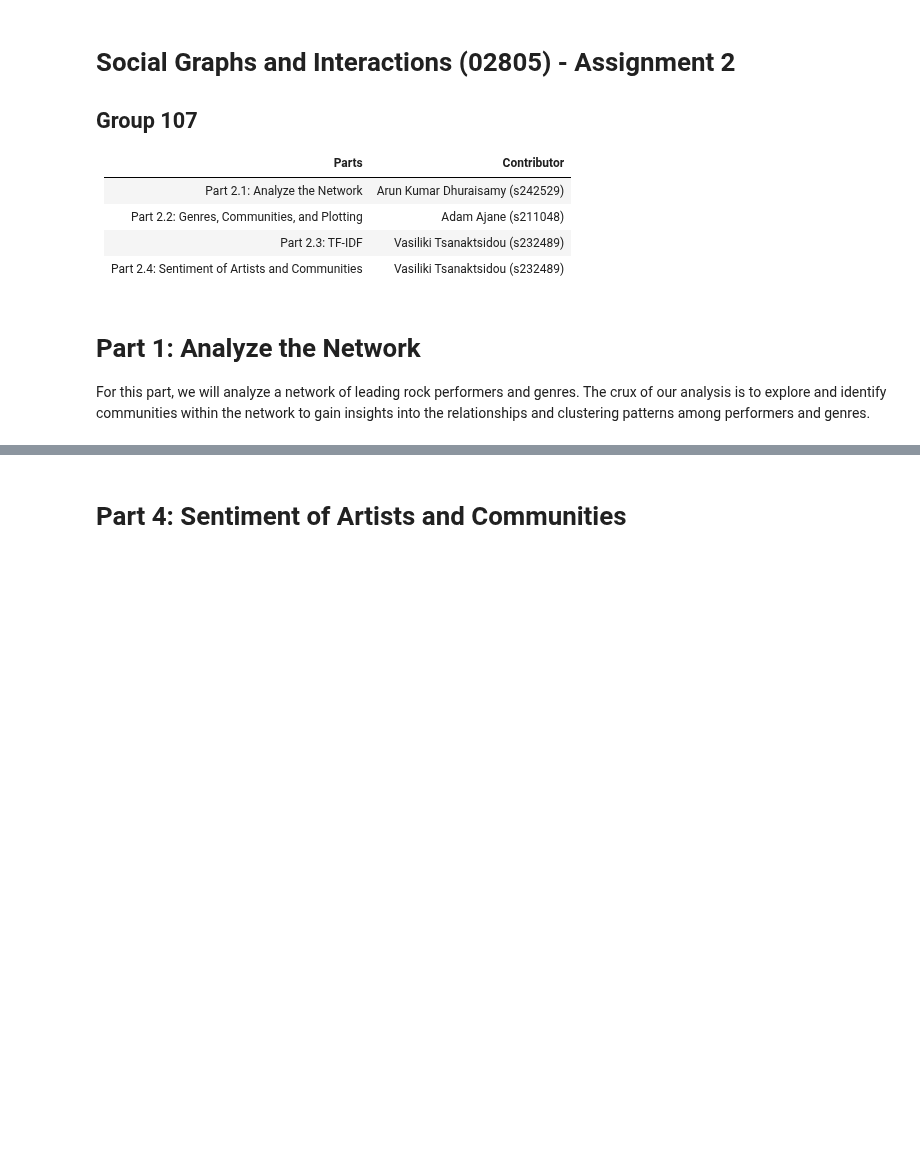
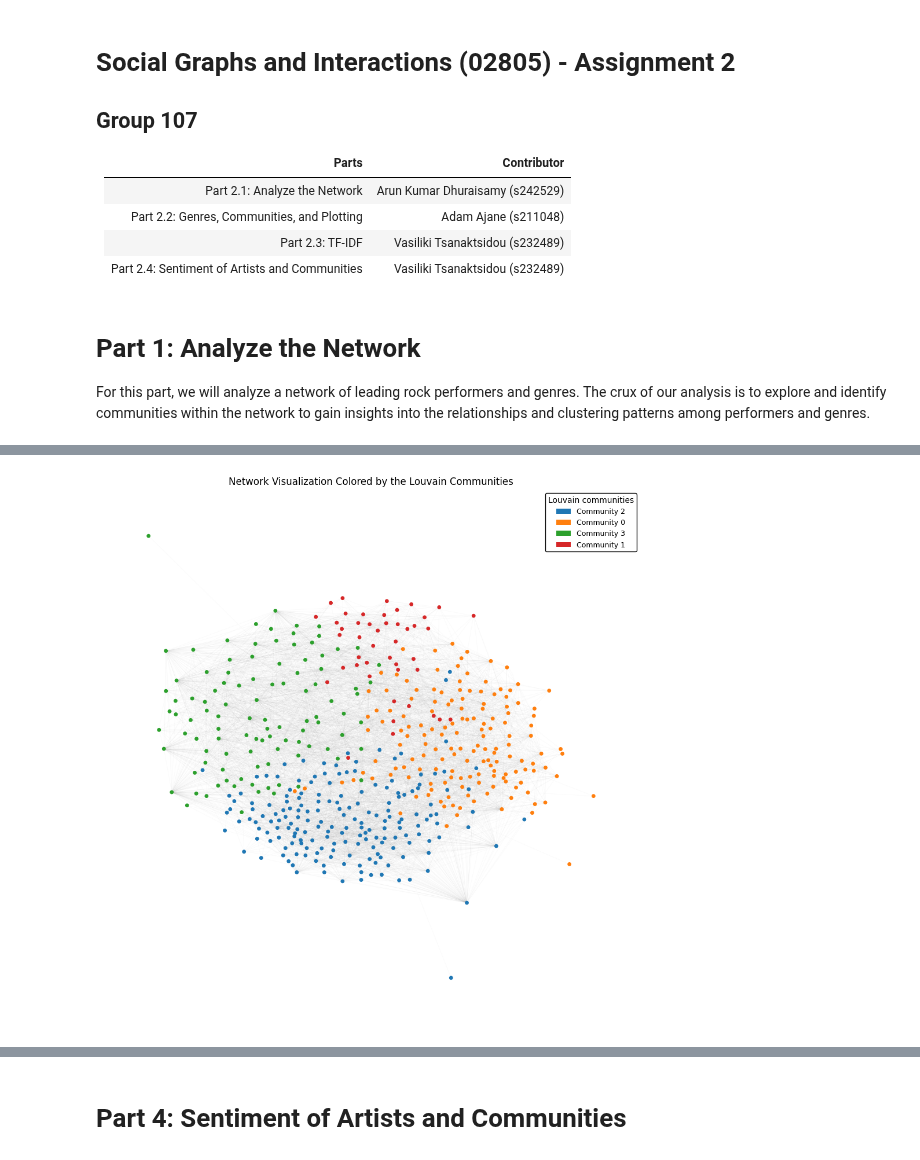
Before and after one commit to adamajane/social-graphs-and-interactions-02805-assignments, a Jupyter notebook: assignment_2/assignment_2_hand_in.ipynb, the cells around one changed output, grey strips where cells are left out. Saved outputs shown, nothing was run; the diff lists cells and outputs as text; code cells hidden in the pictures; blank space fills up the shorter version.

```diff
--- a/assignment_2/assignment_2_hand_in.ipynb
+++ b/assignment_2/assignment_2_hand_in.ipynb
@@ -19,0 +293,63 @@ _Code and text here_
+# %%
+# ForcAtlas2 layout
+forceatlas2 = ForceAtlas2(
+    outboundAttractionDistribution=True,
+    linLogMode=False,
+    adjustSizes=False,
+    edgeWeightInfluence=1.0,
+    jitterTolerance=1.0,
+    barnesHutOptimize=True,
+    barnesHutTheta=1.2,
+    scalingRatio=10.0,
+    gravity=1.0,
+    verbose=False,
+)
+
+# Compute ForceAtlas2 positions
+pos = forceatlas2.forceatlas2_networkx_layout(G, pos=None, iterations=500)
+
+# Color palette for the largest communities
+top_n = 8
+comm_sizes = sorted(
+    ((idx, len(nodes)) for idx, nodes in enumerate(louvain_comms)),
+    key=lambda x: x[1],
+    reverse=True,
+)
+top_comm_ids = [comm for comm, _ in comm_sizes[:top_n]]
+palette = sns.color_palette("tab10", n_colors=len(top_comm_ids))
+community_palette = {comm: palette[i] for i, comm in enumerate(top_comm_ids)}
+default_color = (0.85, 0.85, 0.85)
+
+node_colors = [
+    community_palette.get(louvain_map[node], default_color) for node in G.nodes()
+]
+
+plt.figure(figsize=(12, 12))
+nx.draw_networkx_edges(G, pos, alpha=0.05, width=0.4, edge_color="gray")
+nx.draw_networkx_nodes(G, pos, node_size=15, node_color=node_colors)
+
+legend_handles = [
+    Patch(
+        facecolor=community_palette[comm],
+        edgecolor="none",
+        label=f"Community {comm}",
+    )
+    for comm in top_comm_ids
+]
+
+plt.legend(
+    handles=legend_handles,
+    loc="upper right",
+    frameon=True,
+    fancybox=True,
+    framealpha=1.0,
+    edgecolor="black",
+    fontsize=9,
+    title="Louvain communities",
+)
+
+plt.title("Network Visualization Colored by the Louvain Communities")
+plt.axis("off")
+plt.show()
+# %% [output]
+[figure, added]
```
Also changed, not shown: parts of 24 cells of this notebook, 2 other files.
